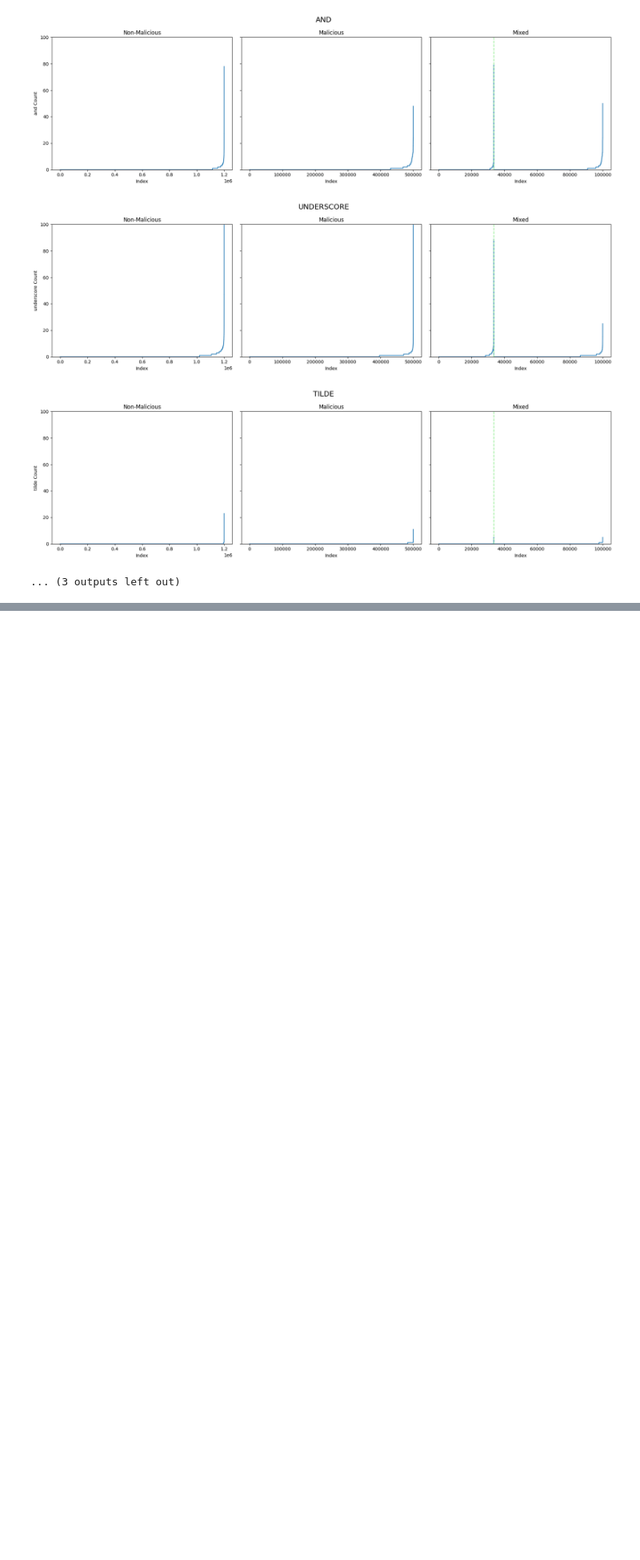
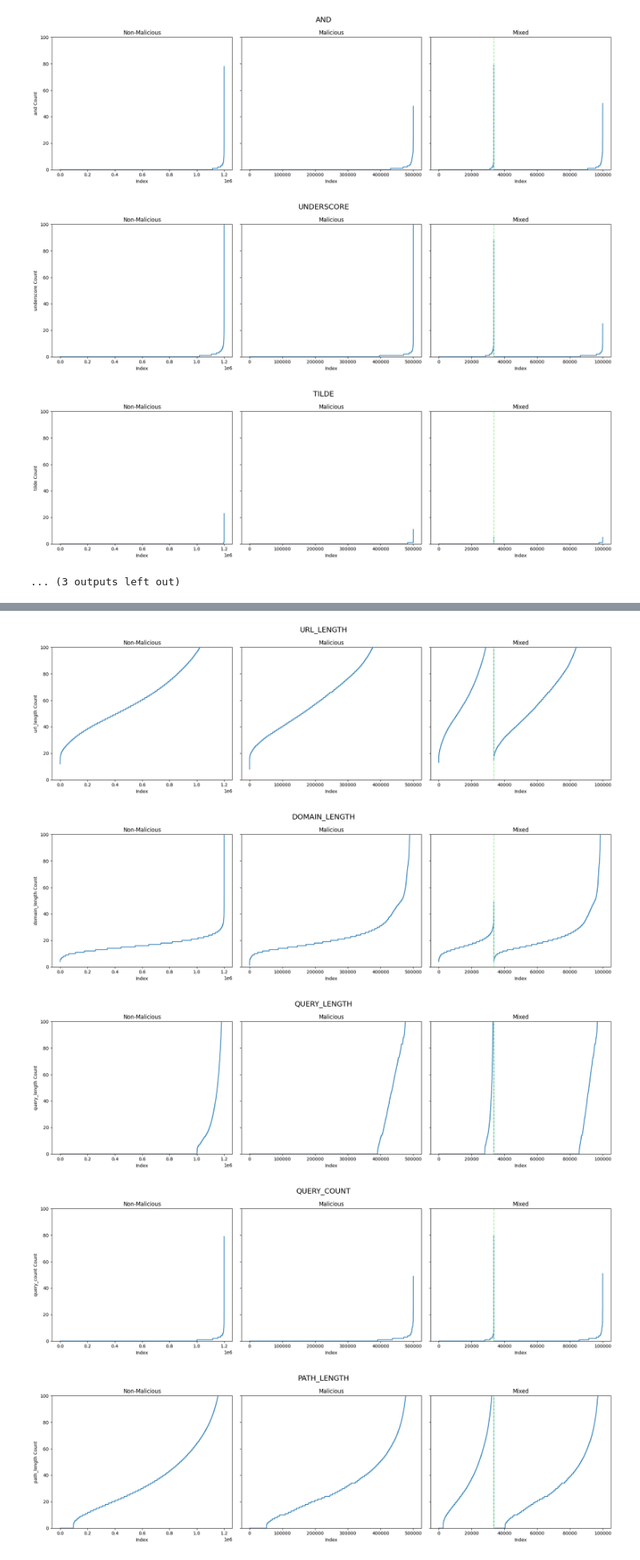
Before and after one commit to Pirate-Programmer/urlying, a Jupyter notebook: ipynbs/eda/urls_19_to_36.ipynb, the cells around one changed output, grey strips where cells are left out. Shown at 80% size. Drawn from its saved outputs; the diff is of its cells as text; code cells hidden in the pictures; blank space fills up the shorter version.

```diff
--- a/ipynbs/eda/urls_19_to_36.ipynb
+++ b/ipynbs/eda/urls_19_to_36.ipynb
@@ -140,0 +156,11 @@ def correlation(df, feature_columns, label_col="label"):
+# %%
+column_list = ["url_length", "domain_length", "query_length", "query_count", "path_length", "path_depth", "fragment_length"]
+
+for i in column_list:
+    line_plot(i)
+# %% [output]
+[figure, added]
+[figure, added]
+[figure, added]
+[figure, added]
+[figure, added]
```
Also changed, not shown: parts of 8 cells of this notebook, 5 other files.
